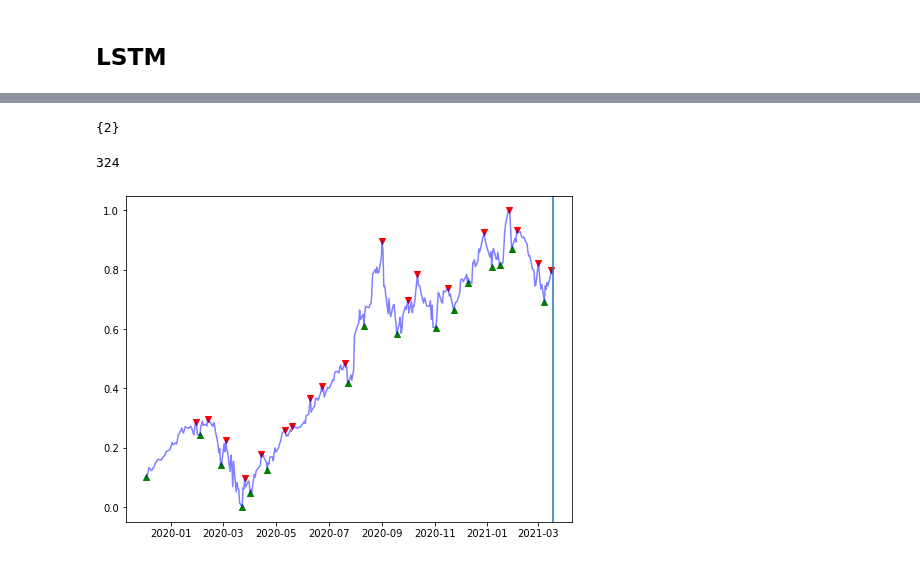
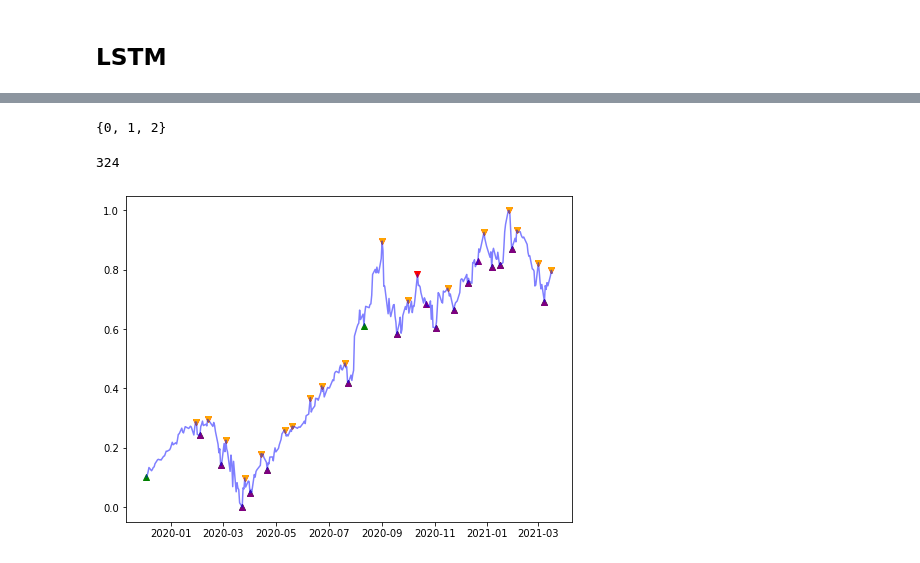
Before and after one commit to rudragarg/lstm_trading, a Jupyter notebook: project.ipynb, the cells around one changed output, grey strips where cells are left out. Cells and saved outputs as stored; diff of their text form; code cells hidden in the pictures.

Commit message:
model working...getting results

```diff
--- a/project.ipynb
+++ b/project.ipynb
@@ -805,14 +843,14 @@ class NetworkClassifier(torch.nn.Module):
         # print(out)
         return out[-1]
 # %%
-epochs = 50
-lr = .001
+epochs = 100
+lr = .0001
 
 
 
 model = NetworkClassifier()
 loss_func = torch.nn.CrossEntropyLoss()
-opt = torch.optim.Adam(model.parameters(),lr=.001)
+opt = torch.optim.Adam(model.parameters(),lr=lr)
 
 for epoch in range(epochs):
     print("epoch", epoch)
@@ -860,23 +908,23 @@ for i, (x, y) in enumerate(train_inout_seq):
 # %%
 set(preds)
 # %% [output]
-{2}
+{0, 1, 2}
 # %%
 len(train_df)
 # %% [output]
 324
 # %%
-def plot_preds_train(train_df, preds, train_size):
+def plot_preds(df_set, preds, window_size = 7):
 
-    window_size = 7
 
-    df = train_df.copy()
+
+    df = df_set.copy()
     #df = df[7:train_size]
     df["Buy"] = [df.iloc[i]["Close"] if df.iloc[i]["Target"] == 1.0 else np.nan for i in range(len(df["Target"]))]
     df["Sell"] = [df.iloc[i]["Close"] if df.iloc[i]["Target"] == 0.0 else np.nan for i in range(len(df["Target"]))]
 
-    df["Pred Buy"] = [np.nan] * window_size + [preds[i] if preds[i] == 1 else np.nan for i in range(len(preds))]
-    df["Pred Sell"] = [np.nan] * window_size + [preds[i] if preds[i] == 0 else np.nan for i in range(len(preds))]
+    df["Pred Buy"] = [np.nan] * window_size + [df.iloc[i+window_size]["Close"] if preds[i] == 1 else np.nan for i in range(len(preds))]
+    df["Pred Sell"] = [np.nan] * window_size + [df.iloc[i+window_size]["Close"] if preds[i] == 0 else np.nan for i in range(len(preds))]
 
     #df["Sell"] = [df["Close"] if i == 0.0 else np.nan for i in df["Target"]]
     fig = plt.figure(figsize=(8, 6))
@@ -888,17 +936,22 @@ def plot_preds_train(train_df, preds, train_size):
         plt.scatter(df.index, df["Sell"], color = 'red', marker="v", alpha=1)
 
     if(not df["Pred Buy"].isnull().all()):
-        plt.scatter(df.index, df["Buy"], color = 'purple', marker="^", alpha=1)
+        plt.scatter(df.index, df["Pred Buy"], color = 'purple', marker="^", alpha=1)
     if(not df["Pred Sell"].isnull().all()):
-        plt.scatter(df.index, df["Sell"], color = 'orange', marker="v", alpha=1)
+        plt.scatter(df.index, df["Pred Sell"], color = 'orange', marker="v", alpha=1)
 
-    plt.axvline(x=data.index[train_size])
+    #plt.axvline(x=data.index[train_size])
+    #print(type(df.index[0]))
+    #plt.axis([pd.Timestamp('2020-01-01'), pd.Timestamp('2020-03-01'), 0, 1])
+
+
     plt.show()
     # fig.savefig('ML_charts/{}_target_chart.png'.format(symbol))
+
     plt.close(fig)
 # %%
 #overfits at 100 epochs
 # %%
-plot_preds_train(train_df,preds, train_size)
+plot_preds(train_df,preds)
 # %% [output]
-[figure, old version]
+[figure, new version]
```
Also changed, not shown: parts of 11 cells of this notebook.
